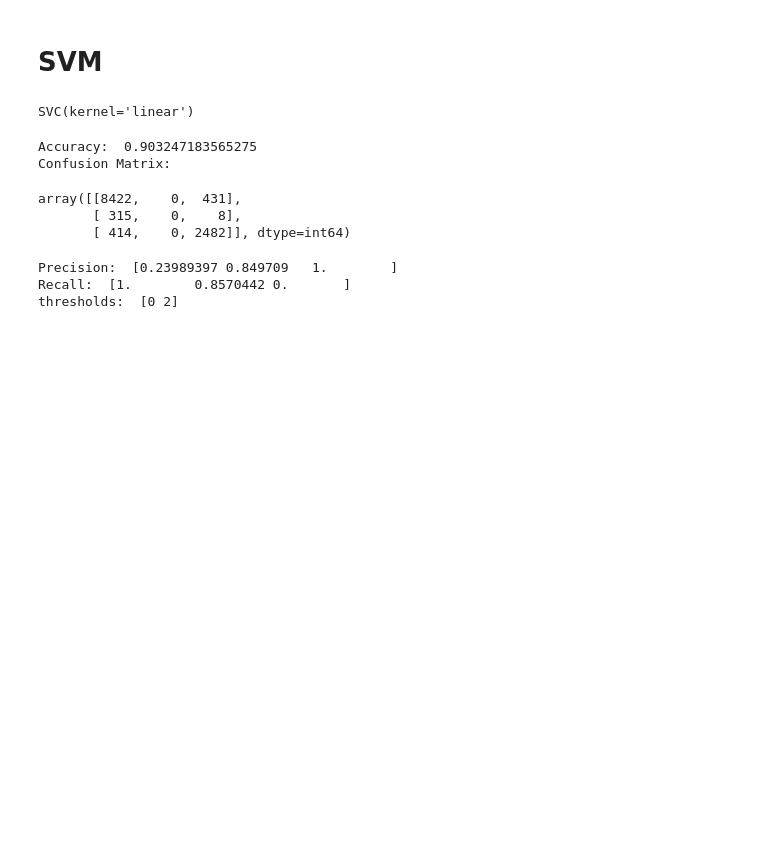
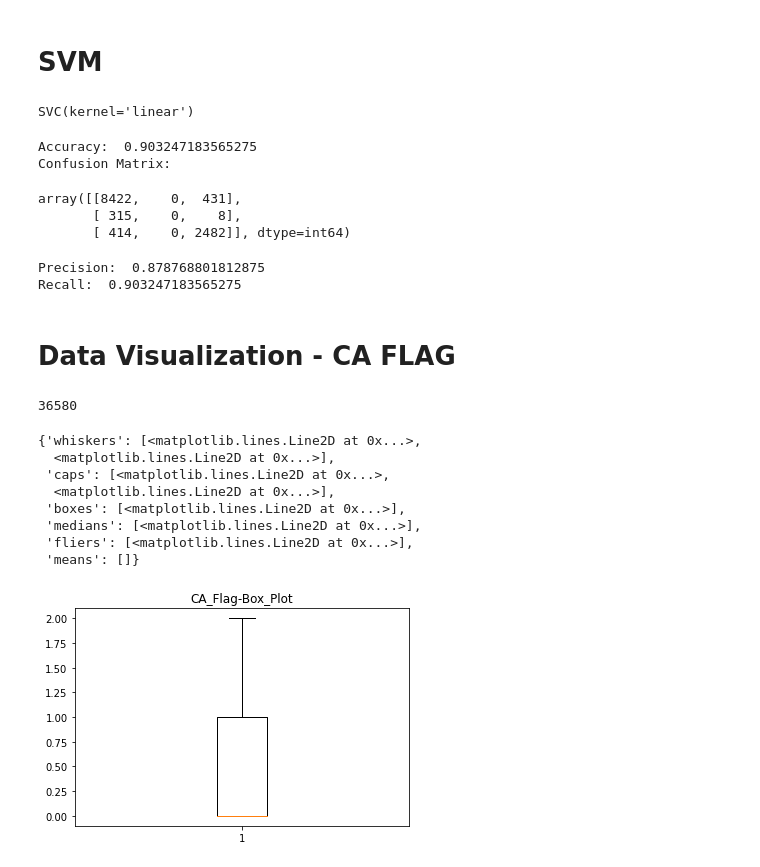
Before and after one commit to RunfengJiang/CMPE-255_Project_Team8, a Jupyter notebook: scripts/CMPE255_Team8_TrainingModules.ipynb, the cells around one changed output. Saved outputs shown, nothing was run; the diff lists cells and outputs as text; code cells hidden in the pictures; blank space fills up the shorter version.

Commit message:
Analytic Visualization

```diff
--- a/scripts/CMPE255_Team8_TrainingModules.ipynb
+++ b/scripts/CMPE255_Team8_TrainingModules.ipynb
@@ -257,16 +257,42 @@ array([[8422,    0,  431],
 # model evaluation
 from sklearn.metrics import precision_recall_curve
 from sklearn.metrics import roc_curve, roc_auc_score
+from sklearn.metrics import recall_score, precision_score
 
 # svm_y_score = svm_clf.predict(X_test)
-precision, recall, thresholds = \
-    precision_recall_curve(y_test, \
-       svm_prediction,pos_label=2)
+# precision, recall, thresholds = \
+#     precision_recall_curve(y_test, \
+#        svm_prediction,pos_label=2)
+precision = precision_score(y_test,svm_prediction,average='weighted')
+Recall = recall_score(y_test,svm_prediction,average='weighted')
 
 print("Precision: ", precision)
-print("Recall: ", recall)
-print("thresholds: ", thresholds)
+print("Recall: ", Recall)
 # %% [output]
-Precision:  [0.23989397 0.849709   1.        ]
-Recall:  [1.        0.8570442 0.       ]
-thresholds:  [0 2]
+Precision:  0.878768801812875
+Recall:  0.903247183565275
+# %% [markdown]
+# Data Visualization - CA FLAG
+# %%
+import matplotlib.pyplot as plt
+
+date = vacc_prog.iloc[:,[0]].values
+ca_flag = vacc_prog.iloc[:,[8]].values
+# %%
+len(ca_flag)
+# %% [output]
+36580
+# %%
+fig1, ax1 = plt.subplots()
+ax1.set_title('CA_Flag-Box_Plot')
+ax1.boxplot(ca_flag.flatten())
+# %% [output]
+{'whiskers': [<matplotlib.lines.Line2D at 0x...>,
+  <matplotlib.lines.Line2D at 0x...>],
+ 'caps': [<matplotlib.lines.Line2D at 0x...>,
+  <matplotlib.lines.Line2D at 0x...>],
+ 'boxes': [<matplotlib.lines.Line2D at 0x...>],
+ 'medians': [<matplotlib.lines.Line2D at 0x...>],
+ 'fliers': [<matplotlib.lines.Line2D at 0x...>],
+ 'means': []}
+[figure, added]
```
Also changed, not shown: parts of 9 cells of this notebook.
